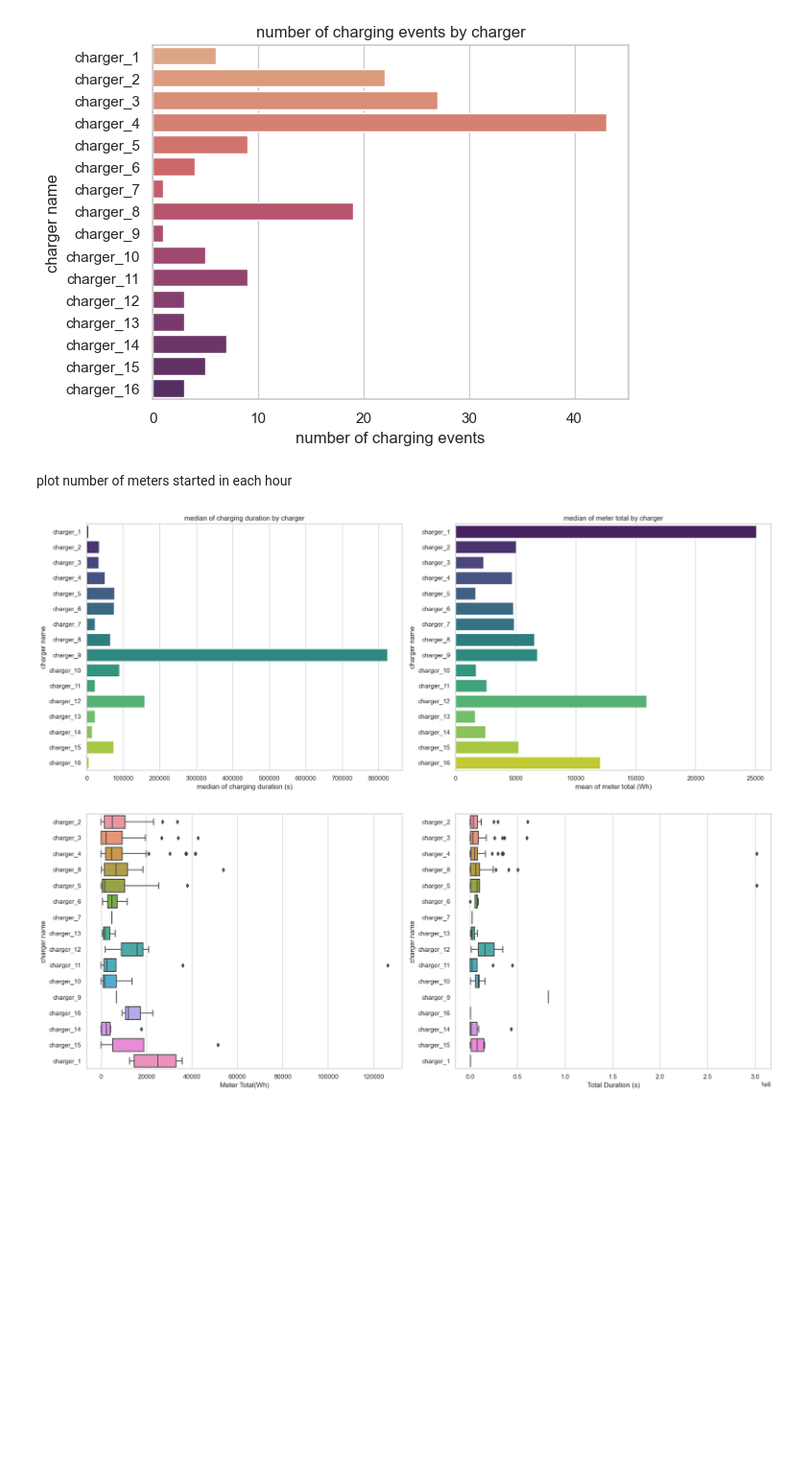
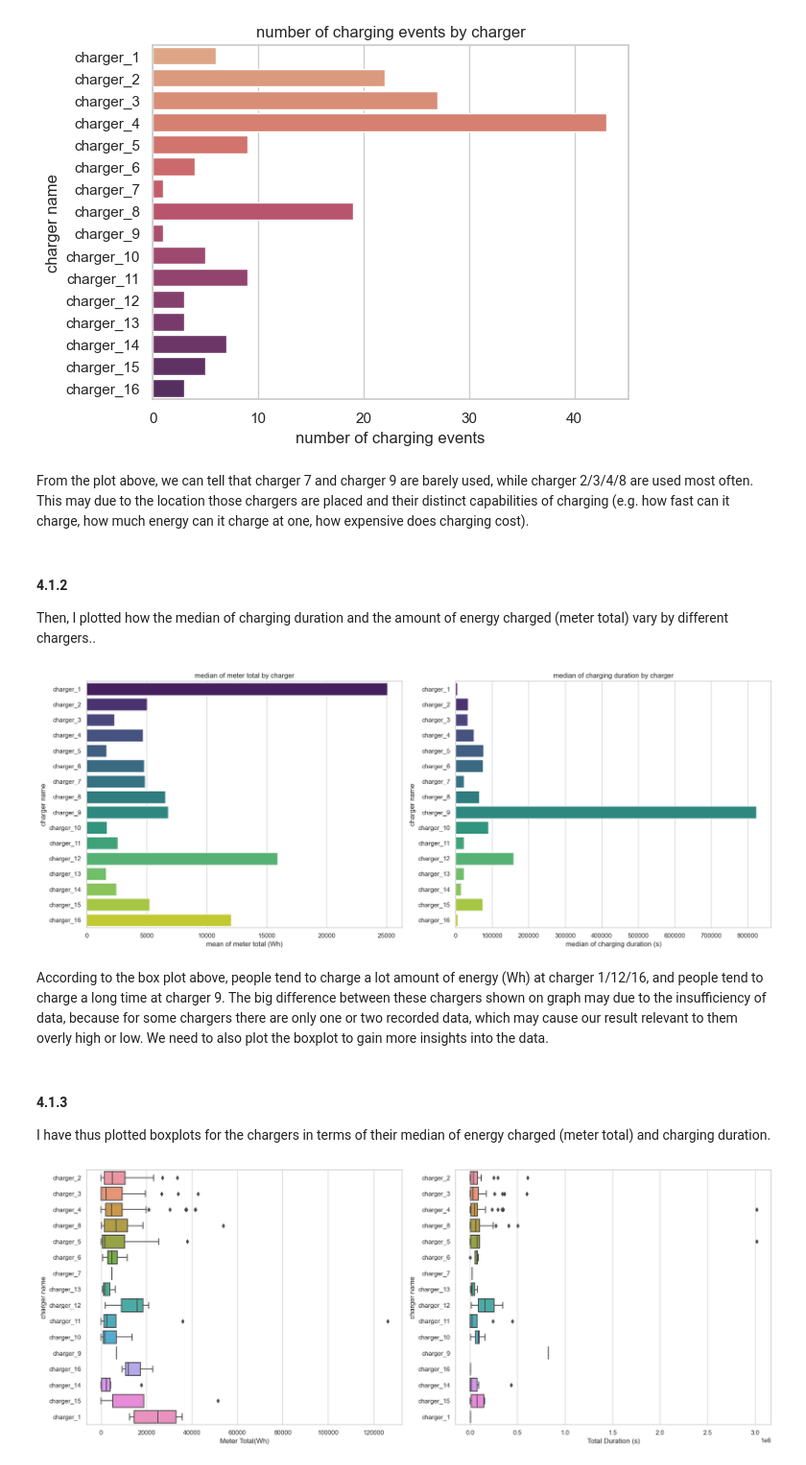
Before and after one commit to Archertakesitez/EV_charging_behaviors, a Jupyter notebook: EDA_EV.ipynb, the cells around one changed output. Shown: that part at 96% size. Cells and saved outputs as stored; diff of their text form; code cells hidden in the pictures; blank space fills up the shorter version.

```diff
--- a/EDA_EV.ipynb
+++ b/EDA_EV.ipynb
@@ -36,7 +36,7 @@ According to the information provided by df.describe() above, we can observe tha
 Moreover, although 'Start Time' denotes the time that each charging event happened, it is in Object(string) format. Therefore, to facilitate the process for time-series analysis in the following steps, it would be better if we convert 'Start Time' to the date_time data type in Pandas and set it as our index.
 # %%
 df_dropped_zero = df[(df['Total Duration (s)']!=0) & (df['Meter Total(Wh)']!=0)] #drop roles where charging did not happen
-df_dropped_zero['Start Time'] = pd.to_datetime(df_dropped_zero['Start Time']) #convert to date time data type
-df_dropped_zero.set_index('Start Time', inplace=True)
+df_dropped_zero.loc[:,'Start Time'] = pd.to_datetime(df_dropped_zero['Start Time'],format='%d.%m.%Y %H:%M', dayfirst=True) #convert to date time data type
+df_dropped_zero.set_index('Start Time', inplace=True)#set as index
 df_dropped_zero
 # %% [output]
@@ -280,25 +280,33 @@ ax_size_charger.set_title("number of charging events by charger")
 # %% [output]
 Text(0.5, 1.0, 'number of charging events by charger')
 [figure]
-# %% [markdown]
-plot number of meters started in each hour
+# %% [markdown]
+From the plot above, we can tell that charger 7 and charger 9 are barely used, while charger 2/3/4/8 are used most often. This may due to the location those chargers are placed and their distinct capabilities of charging (e.g. how fast can it charge, how much energy can it charge at one, how expensive does charging cost).
+# %% [markdown]
+#### 4.1.2
+Then, I plotted how the median of charging duration and the amount of energy charged (meter total) vary by different chargers..
 # %%
 fig4, axes4 = plt.subplots(nrows=1, ncols=2, figsize=(18, 7))
-# Plot for greatest damage costs
-sns.barplot(x='median_duration', y='charger', data=agg_charger, ax=axes4[0], palette='viridis',order=sorted_chargers)
-axes4[0].set_title('median of charging duration by charger')
-axes4[0].set_xlabel('median of charging duration (s)')
+
+sns.barplot(x='median_meter_total', y='charger', data=agg_charger, ax=axes4[0], palette='viridis',order=sorted_chargers)
+axes4[0].set_title('median of meter total by charger')
+axes4[0].set_xlabel('mean of meter total (Wh)')
 axes4[0].set_ylabel('charger name')
 
-# Plot for greatest injuries and deaths
-sns.barplot(x='median_meter_total', y='charger', data=agg_charger, ax=axes4[1], palette='viridis',order=sorted_chargers)
-axes4[1].set_title('median of meter total by charger')
-axes4[1].set_xlabel('mean of meter total (Wh)')
+sns.barplot(x='median_duration', y='charger', data=agg_charger, ax=axes4[1], palette='viridis',order=sorted_chargers)
+axes4[1].set_title('median of charging duration by charger')
+axes4[1].set_xlabel('median of charging duration (s)')
 axes4[1].set_ylabel('charger name')
 
+
 plt.tight_layout()
 # %% [output]
-[figure, old version]
+[figure, new version]
+# %% [markdown]
+According to the box plot above, people tend to charge a lot amount of energy (Wh) at charger 1/12/16, and people tend to charge a long time at charger 9. The big difference between these chargers shown on graph may due to the insufficiency of data, because for some chargers there are only one or two recorded data, which may cause our result relevant to them overly high or low. We need to also plot the boxplot to gain more insights into the data.
+# %% [markdown]
+#### 4.1.3
+I have thus plotted boxplots for the chargers in terms of their median of energy charged (meter total) and charging duration.
 # %%
 fig5, axes5 = plt.subplots(nrows=1, ncols=2, figsize=(18, 7))
 sns.boxplot(ax=axes5[0], data=df_dropped_zero, x="Meter Total(Wh)", y="Charger_name")
```
Also changed, not shown: parts of 24 cells of this notebook.
